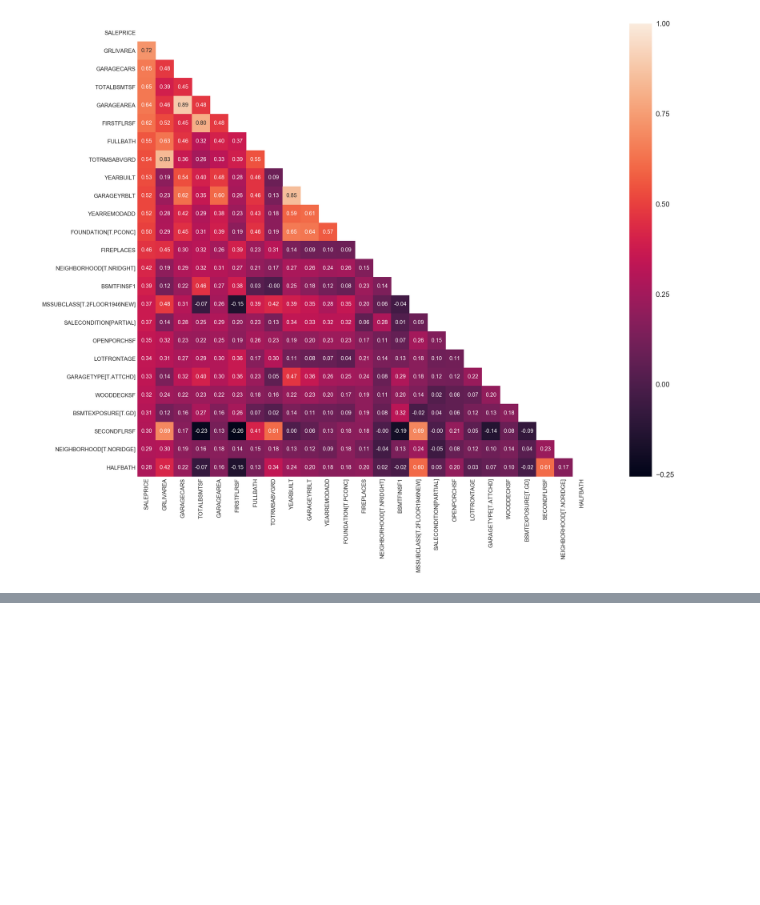
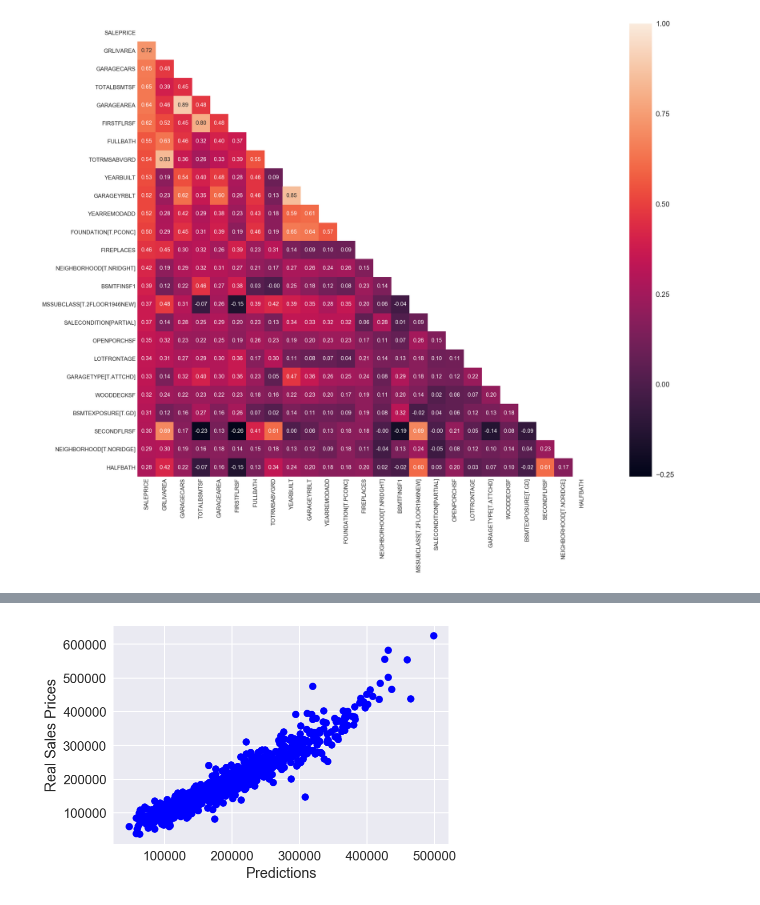
Before and after one commit to BhushanShet/BhushanShet.github.io, a Jupyter notebook: project-three/project-03-starter.ipynb, the cells around one changed output, grey strips where cells are left out. Drawn from its saved outputs; the diff is of its cells as text; code cells hidden in the pictures; blank space fills up the shorter version.

```diff
--- a/project-three/project-03-starter.ipynb
+++ b/project-three/project-03-starter.ipynb
@@ -451,0 +478,7 @@ plt.show()
+# %%
+standard = StandardScaler()
+standard.fit(X_train[scols])
+X_std = pd.DataFrame(standard.transform(X_train[scols]),columns=scols)
+X_nonstd = X_train[nscols]
+# %%
+Xfix_train = X_std.combine_first(X_nonstd)
@@ -451,0 +514,6 @@ plt.show()
+# %%
+lr = linear_model.LinearRegression()
+# %%
+model = lr.fit(Xfix_train, y_train)
+pred_train = model.predict(Xfix_train)
+pred_test = model.predict(Xfix_test)
@@ -451,0 +543,7 @@ plt.show()
+# %%
+plt.scatter(pred_train, y_train, c='b')
+plt.xlabel("Predictions")
+plt.ylabel("Real Sales Prices")
+plt.show()
+# %% [output]
+[figure, added]
```
Also changed, not shown: parts of 19 cells of this notebook.
